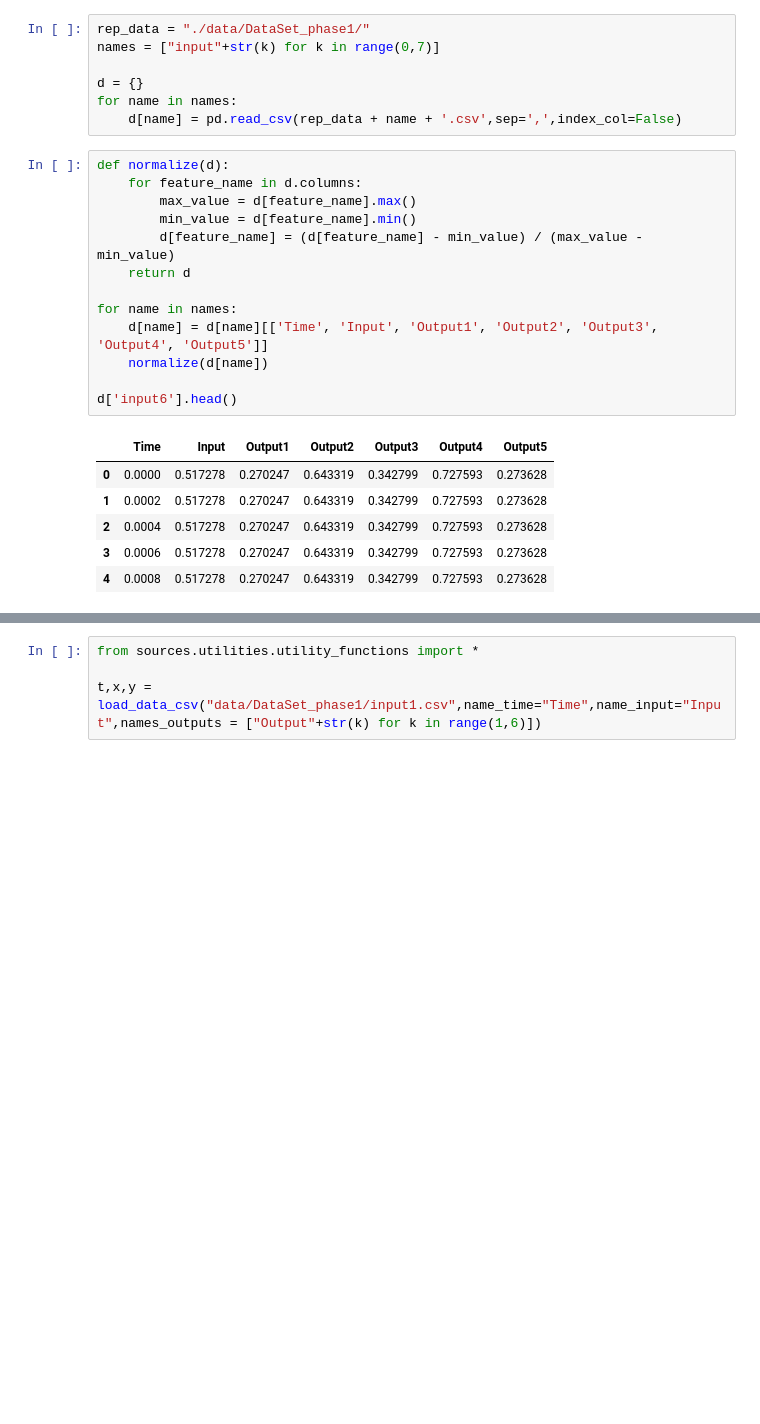
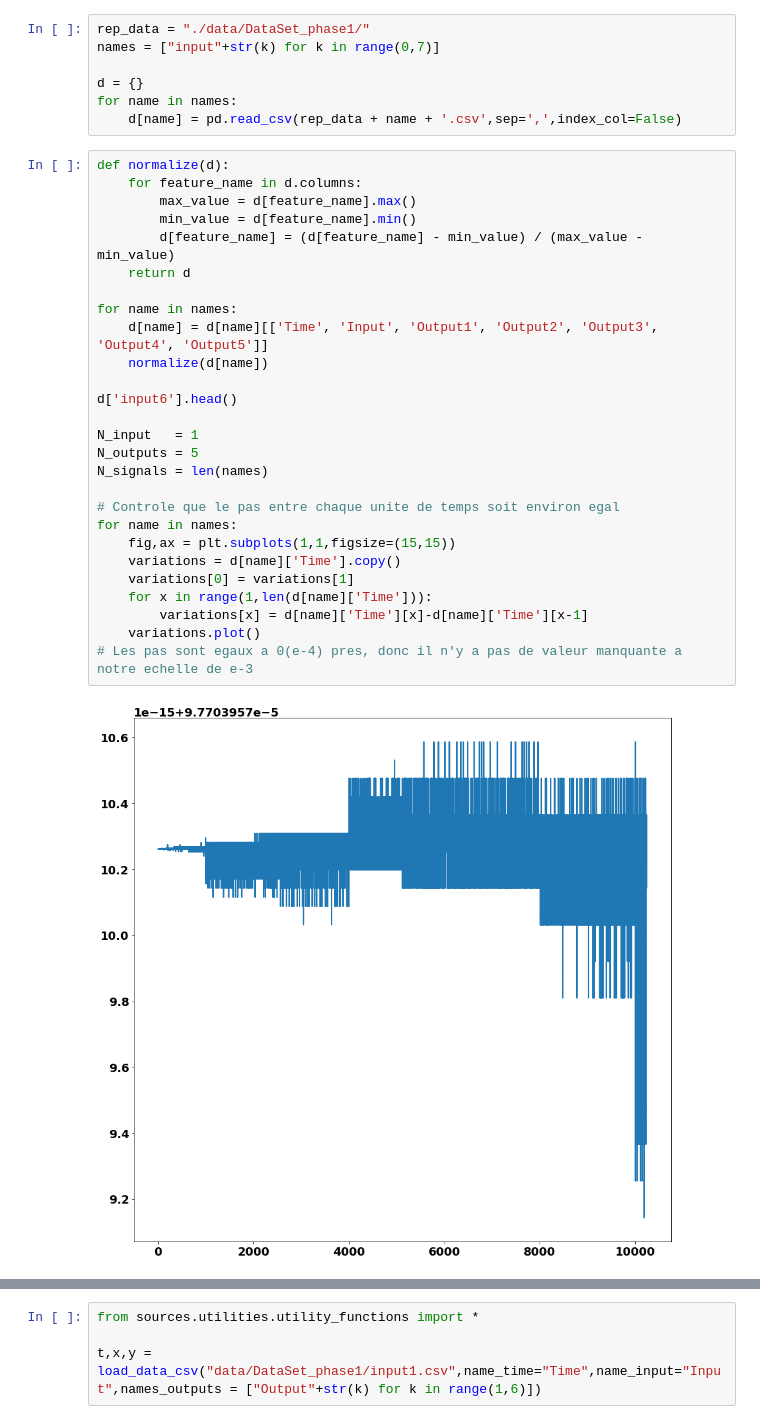
Before and after one commit to TrellixVulnTeam/AI4IA_phase1_python_SSPJ, a Jupyter notebook: experimentation_AI4IA_phase1.ipynb, the cells around one changed output, grey strips where cells are left out. Drawn from its saved outputs; the diff is of its cells as text; blank space fills up the shorter version.

Commit message:
Fin du préprocessing. Pas de valeur manquantes

```diff
--- a/experimentation_AI4IA_phase1.ipynb
+++ b/experimentation_AI4IA_phase1.ipynb
@@ -90,20 +87,29 @@ for name in names:
 # %%
 def normalize(d):
     for feature_name in d.columns:
         max_value = d[feature_name].max()
         min_value = d[feature_name].min()
         d[feature_name] = (d[feature_name] - min_value) / (max_value - min_value)
     return d
 
 for name in names:
     d[name] = d[name][['Time', 'Input', 'Output1', 'Output2', 'Output3', 'Output4', 'Output5']]
     normalize(d[name])
 
 d['input6'].head()
+
+N_input   = 1
+N_outputs = 5
+N_signals = len(names)
+
+# Controle que le pas entre chaque unite de temps soit environ egal
+for name in names:
+    fig,ax = plt.subplots(1,1,figsize=(15,15))
+    variations = d[name]['Time'].copy()
+    variations[0] = variations[1]
+    for x in range(1,len(d[name]['Time'])):
+        variations[x] = d[name]['Time'][x]-d[name]['Time'][x-1]
+    variations.plot()
+# Les pas sont egaux a 0(e-4) pres, donc il n'y a pas de valeur manquante a notre echelle de e-3
 # %% [output]
-|  | Time | Input | Output1 | Output2 | Output3 | Output4 | Output5 |
-| 0 | 0.0000 | 0.517278 | 0.270247 | 0.643319 | 0.342799 | 0.727593 | 0.273628 |
-| 1 | 0.0002 | 0.517278 | 0.270247 | 0.643319 | 0.342799 | 0.727593 | 0.273628 |
-| 2 | 0.0004 | 0.517278 | 0.270247 | 0.643319 | 0.342799 | 0.727593 | 0.273628 |
-| 3 | 0.0006 | 0.517278 | 0.270247 | 0.643319 | 0.342799 | 0.727593 | 0.273628 |
-| 4 | 0.0008 | 0.517278 | 0.270247 | 0.643319 | 0.342799 | 0.727593 | 0.273628 |
+[figure, added]
```
Also changed, not shown: parts of 10 cells of this notebook.
